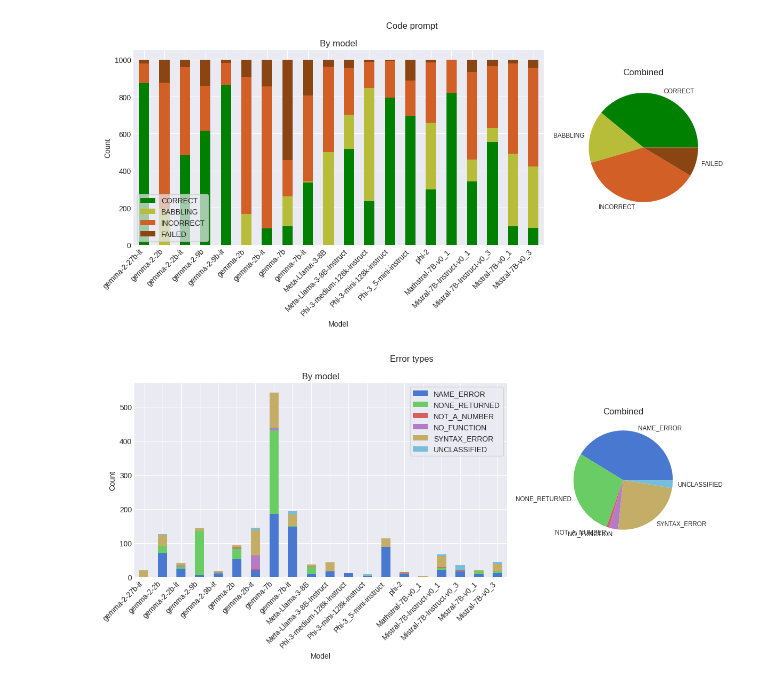
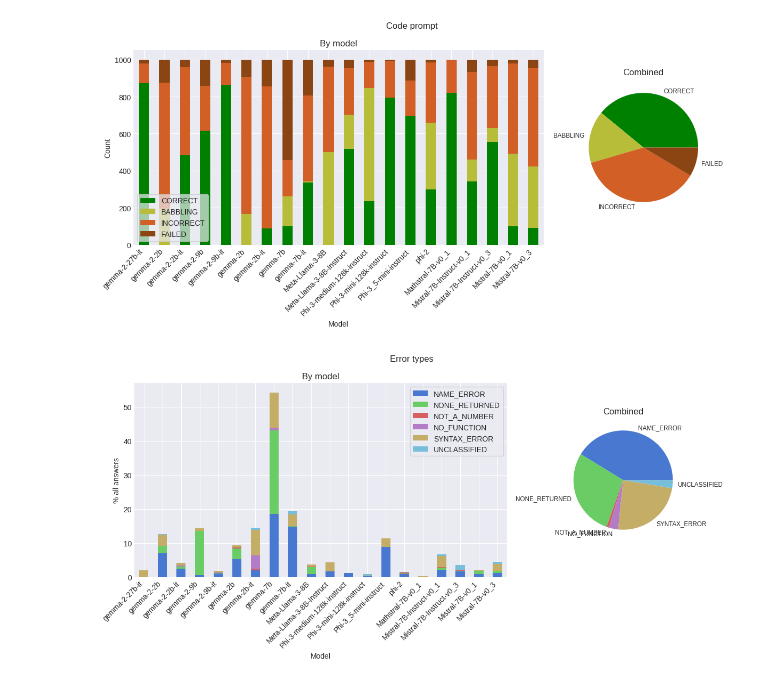
Before and after one commit to the-mysh/gsm-symbolic-benchmarking, a Jupyter notebook: notebooks/results_pres/2025-12-15.ipynb, the cells around one changed output. Cells and saved outputs as stored; diff of their text form; code cells hidden in the pictures.

Commit message:
Plot bars with percentage

```diff
--- a/notebooks/results_pres/2025-12-15.ipynb
+++ b/notebooks/results_pres/2025-12-15.ipynb
@@ -48,6 +49,6 @@ _ = res_code.plot_result_class_by_model(title='Code prompt')
 # %% [output]
 [figure]
 # %%
-_ = res_code.plot_error_types_by_model()
+_ = res_code.plot_error_types_by_model(percentage=True)
 # %% [output]
-[figure, old version]
+[figure, new version]
```
Also changed, not shown: parts of 5 cells of this notebook, 1 other file.
